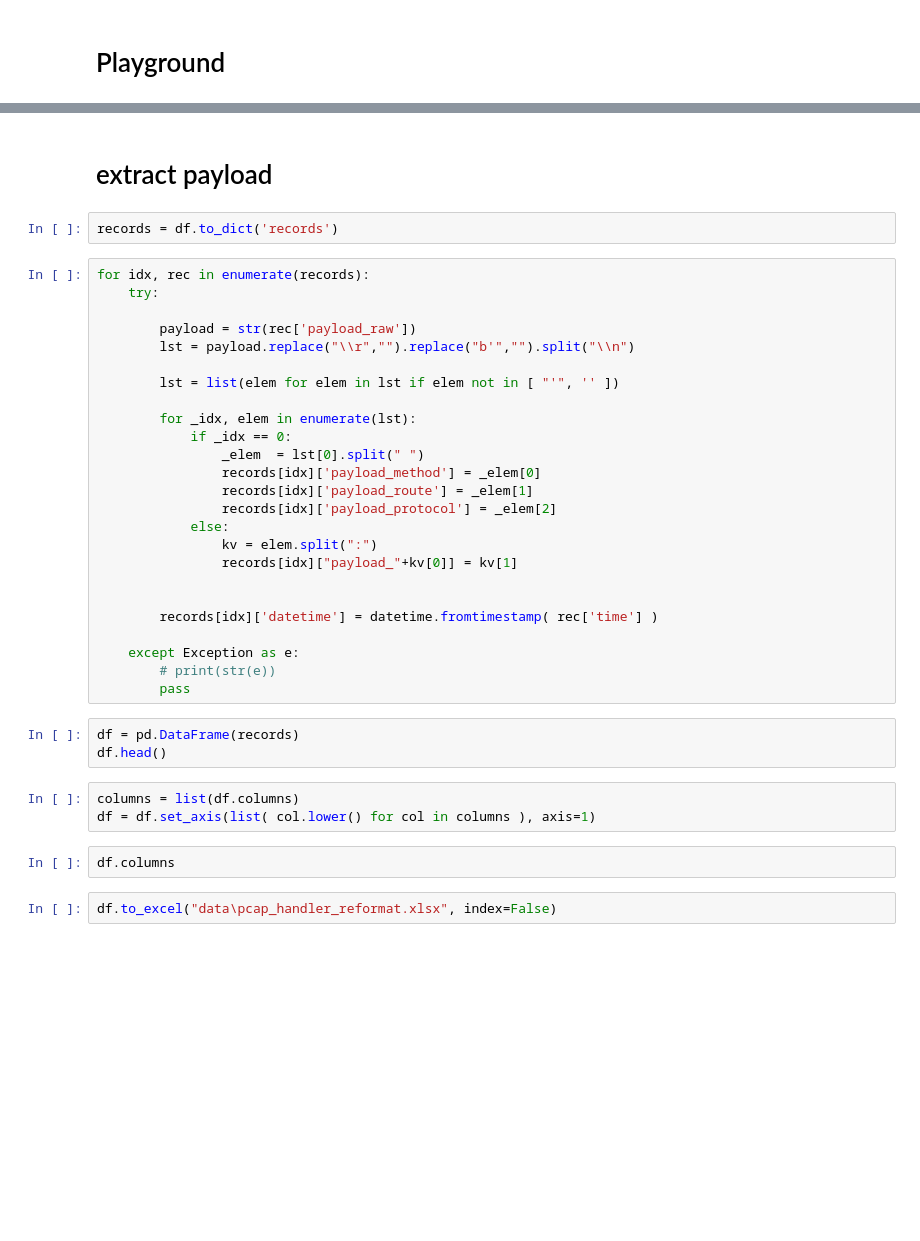
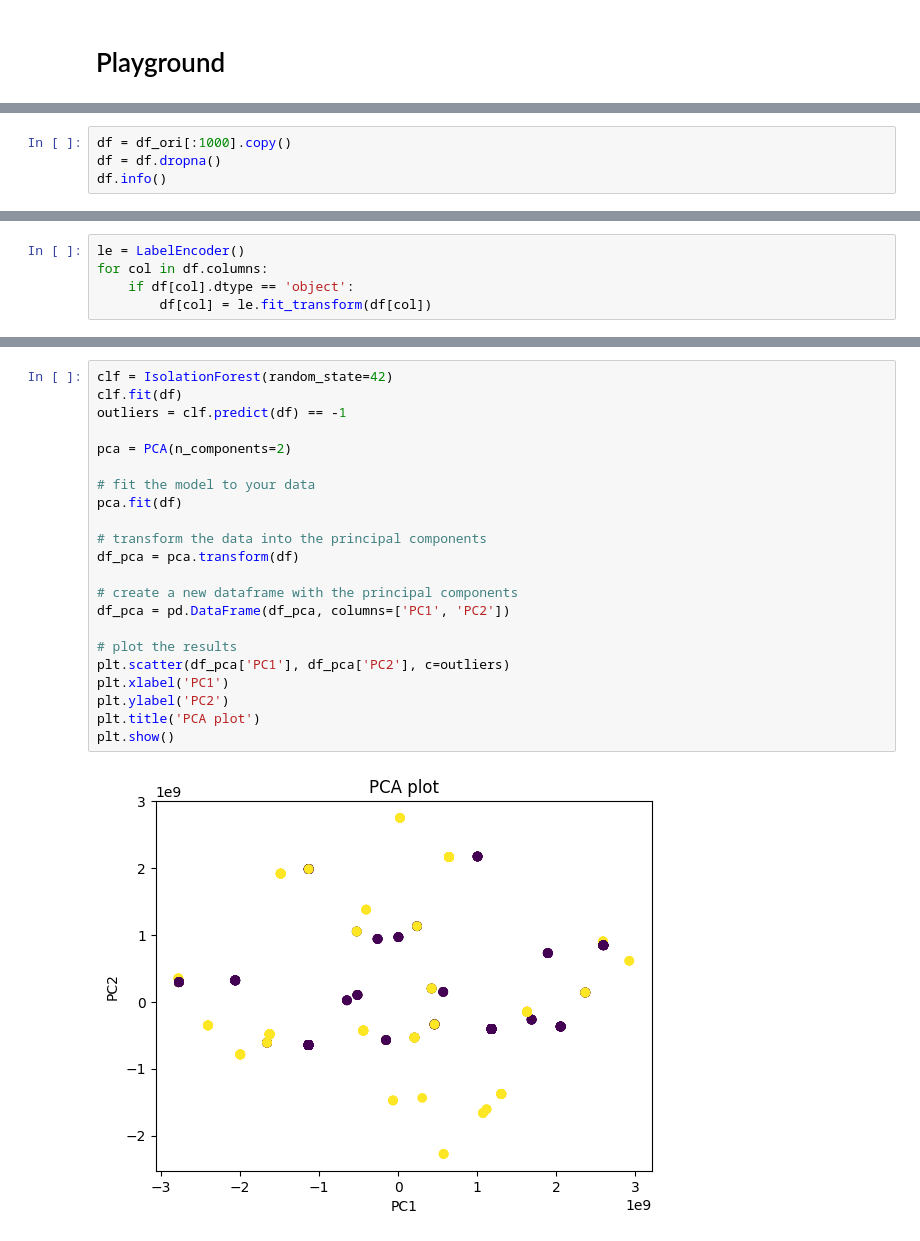
Before and after one commit to codechrl/remote-capture, a Jupyter notebook: jupyter.ipynb, the cells around one changed output, grey strips where cells are left out. Cells and saved outputs as stored; diff of their text form; blank space fills up the shorter version.

```diff
--- a/jupyter.ipynb
+++ b/jupyter.ipynb
@@ -58,0 +64,4 @@ df.head()
+# %%
+df = df_ori[:1000].copy()
+df = df.dropna()
+df.info()
@@ -58,0 +86,5 @@ df.head()
+# %%
+le = LabelEncoder()
+for col in df.columns:
+    if df[col].dtype == 'object':
+        df[col] = le.fit_transform(df[col])
@@ -70,39 +125,24 @@ except Exception as e:
-# %% [markdown]
-# extract payload
-# %%
-records = df.to_dict('records')
-# %%
-for idx, rec in enumerate(records):
-    try:
-
-        payload = str(rec['payload_raw'])
-        lst = payload.replace("\\r","").replace("b'","").split("\\n")
-
-        lst = list(elem for elem in lst if elem not in [ "'", '' ])
-
-        for _idx, elem in enumerate(lst):
-            if _idx == 0:
-                _elem  = lst[0].split(" ")
-                records[idx]['payload_method'] = _elem[0]
-                records[idx]['payload_route'] = _elem[1]
-                records[idx]['payload_protocol'] = _elem[2]
-            else:
-                kv = elem.split(":")
-                records[idx]["payload_"+kv[0]] = kv[1]
-
-
-        records[idx]['datetime'] = datetime.fromtimestamp( rec['time'] )
-
-    except Exception as e:
-        # print(str(e))
-        pass
-# %%
-df = pd.DataFrame(records)
-df.head()
-# %%
-columns = list(df.columns)
-df = df.set_axis(list( col.lower() for col in columns ), axis=1)
-# %%
-df.columns
-# %%
-df.to_excel("data\pcap_handler_reformat.xlsx", index=False)
+# %%
+clf = IsolationForest(random_state=42)
+clf.fit(df)
+outliers = clf.predict(df) == -1
+
+pca = PCA(n_components=2)
+
+# fit the model to your data
+pca.fit(df)
+
+# transform the data into the principal components
+df_pca = pca.transform(df)
+
+# create a new dataframe with the principal components
+df_pca = pd.DataFrame(df_pca, columns=['PC1', 'PC2'])
+
+# plot the results
+plt.scatter(df_pca['PC1'], df_pca['PC2'], c=outliers)
+plt.xlabel('PC1')
+plt.ylabel('PC2')
+plt.title('PCA plot')
+plt.show()
+# %% [output]
+[figure, added]
```
Also changed, not shown: parts of 19 cells of this notebook, 7 other files.
